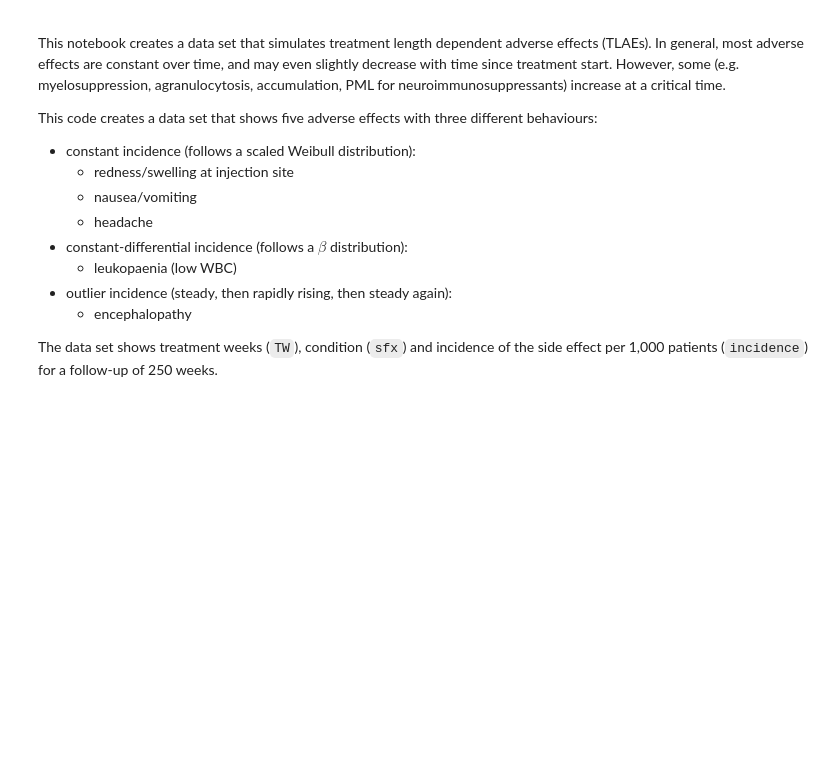
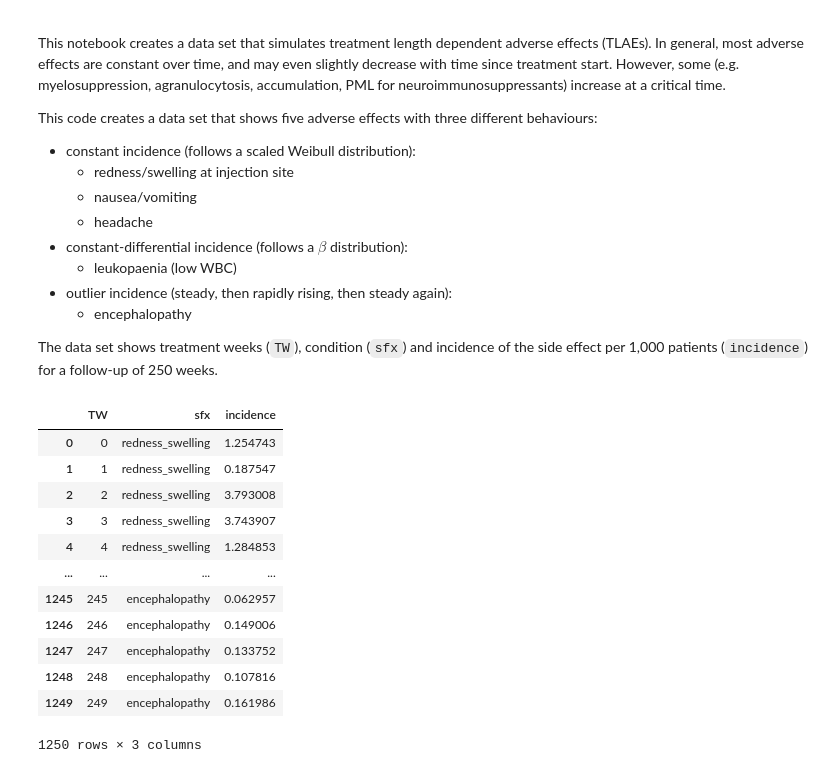
Before and after one commit to starschema/tableau-ds-demos, a Jupyter notebook: reliability-adverse-events/reliability-adverse-events.ipynb, the cells around one changed output. Drawn from its saved outputs; the diff is of its cells as text; code cells hidden in the pictures; blank space fills up the shorter version.

```diff
--- a/reliability-adverse-events/reliability-adverse-events.ipynb
+++ b/reliability-adverse-events/reliability-adverse-events.ipynb
@@ -41,0 +42,16 @@ df.melt(id_vars=("TW"),
+# %%
+df
+# %% [output]
+|  | TW | sfx | incidence |
+| 0 | 0 | redness_swelling | 1.254743 |
+| 1 | 1 | redness_swelling | 0.187547 |
+| 2 | 2 | redness_swelling | 3.793008 |
+| 3 | 3 | redness_swelling | 3.743907 |
+| 4 | 4 | redness_swelling | 1.284853 |
+| ... | ... | ... | ... |
+| 1245 | 245 | encephalopathy | 0.062957 |
+| 1246 | 246 | encephalopathy | 0.149006 |
+| 1247 | 247 | encephalopathy | 0.133752 |
+| 1248 | 248 | encephalopathy | 0.107816 |
+| 1249 | 249 | encephalopathy | 0.161986 |
+1250 rows × 3 columns
```
Also changed, not shown: parts of 3 cells of this notebook.
